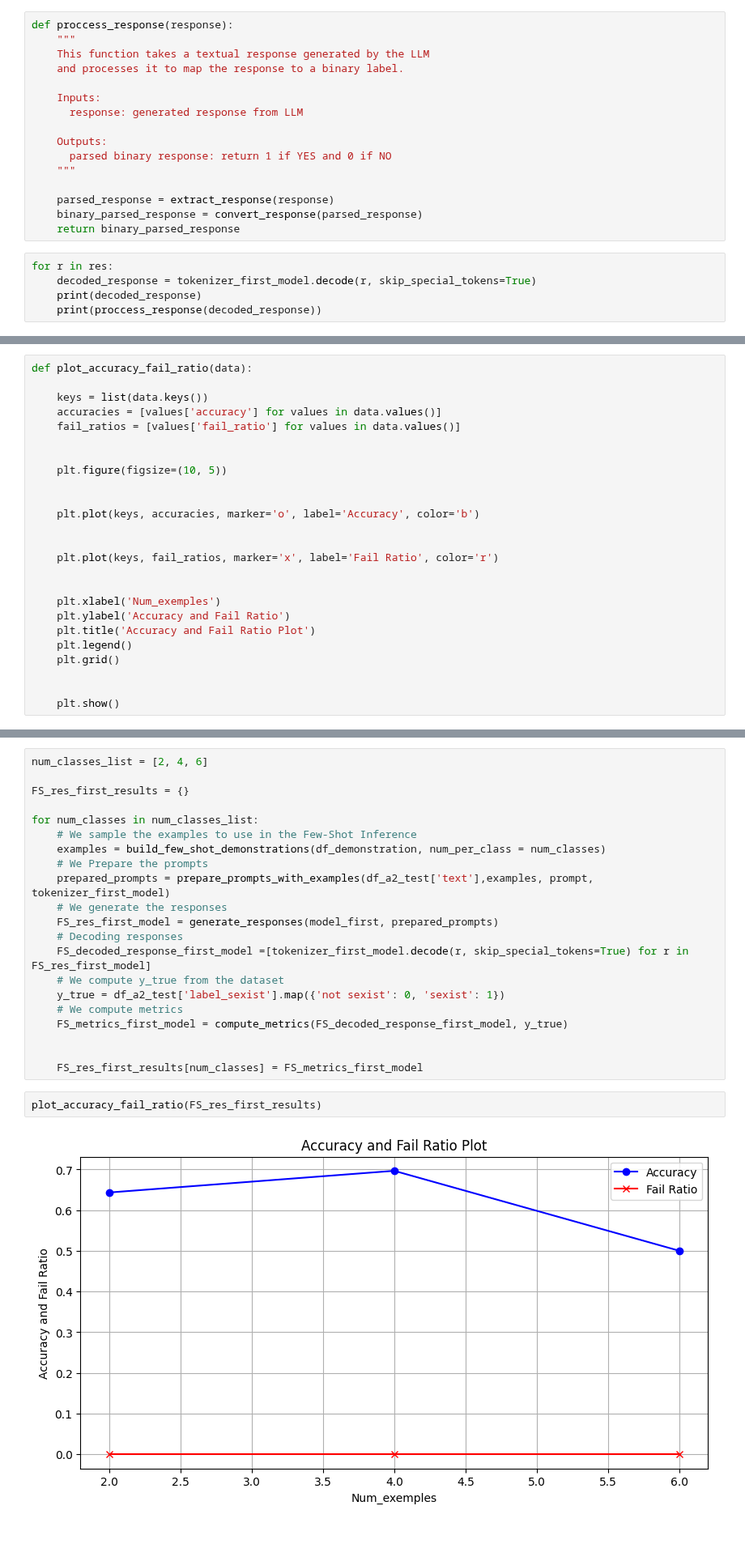
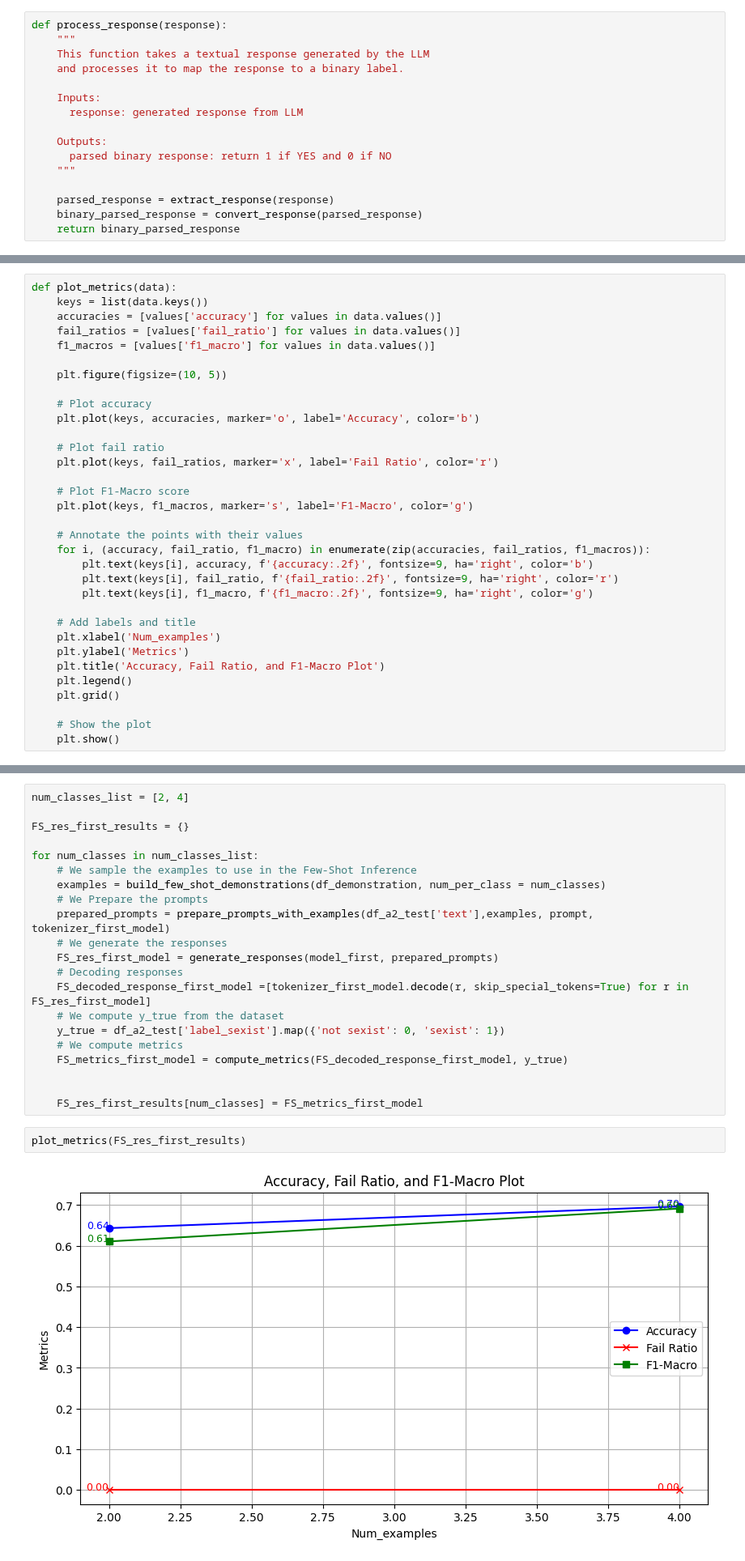
Before and after one commit to RiccardoRomeo01/NLP_Assignments, a Jupyter notebook: Assignment2/CodeA2/Assignment2.ipynb, the cells around one changed output, grey strips where cells are left out. Shown at 81% size. Cells and saved outputs as stored; diff of their text form; blank space fills up the shorter version.

Commit message:
changed A2 task5 and added F1-Score metric

```diff
--- a/Assignment2/CodeA2/Assignment2.ipynb
+++ b/Assignment2/CodeA2/Assignment2.ipynb
@@ -395,7 +373,7 @@ def convert_response(response):
     else:
         raise ValueError
 # %%
-def proccess_response(response):
+def process_response(response):
     """
     This function takes a textual response generated by the LLM
     and processes it to map the response to a binary label.
@@ -410,8 +388,3 @@ def proccess_response(response):
     parsed_response = extract_response(response)
     binary_parsed_response = convert_response(parsed_response)
     return binary_parsed_response
-# %%
-for r in res:
-    decoded_response = tokenizer_first_model.decode(r, skip_special_tokens=True)
-    print(decoded_response)
-    print(proccess_response(decoded_response))
@@ -627,34 +594,42 @@ def prepare_prompts_with_examples(texts, examples, prompt_template, tokenizer):
 
   return instruction_prompts
 # %%
-def plot_accuracy_fail_ratio(data):
-
+def plot_metrics(data):
     keys = list(data.keys())
     accuracies = [values['accuracy'] for values in data.values()]
     fail_ratios = [values['fail_ratio'] for values in data.values()]
-
+    f1_macros = [values['f1_macro'] for values in data.values()]
 
     plt.figure(figsize=(10, 5))
 
-
+    # Plot accuracy
     plt.plot(keys, accuracies, marker='o', label='Accuracy', color='b')
 
-
+    # Plot fail ratio
     plt.plot(keys, fail_ratios, marker='x', label='Fail Ratio', color='r')
 
+    # Plot F1-Macro score
+    plt.plot(keys, f1_macros, marker='s', label='F1-Macro', color='g')
 
-    plt.xlabel('Num_exemples')
-    plt.ylabel('Accuracy and Fail Ratio')
-    plt.title('Accuracy and Fail Ratio Plot')
+    # Annotate the points with their values
+    for i, (accuracy, fail_ratio, f1_macro) in enumerate(zip(accuracies, fail_ratios, f1_macros)):
+        plt.text(keys[i], accuracy, f'{accuracy:.2f}', fontsize=9, ha='right', color='b')
+        plt.text(keys[i], fail_ratio, f'{fail_ratio:.2f}', fontsize=9, ha='right', color='r')
+        plt.text(keys[i], f1_macro, f'{f1_macro:.2f}', fontsize=9, ha='right', color='g')
+
+    # Add labels and title
+    plt.xlabel('Num_examples')
+    plt.ylabel('Metrics')
+    plt.title('Accuracy, Fail Ratio, and F1-Macro Plot')
     plt.legend()
     plt.grid()
 
-
+    # Show the plot
     plt.show()
 # %% [markdown]
 ## Few-Shot Inference on Phi3-mini
 # %%
-num_classes_list = [2, 4, 6]
+num_classes_list = [2, 4]
 
 FS_res_first_results = {}
 
@@ -675,9 +650,9 @@ for num_classes in num_classes_list:
 
     FS_res_first_results[num_classes] = FS_metrics_first_model
 # %%
-plot_accuracy_fail_ratio(FS_res_first_results)
+plot_metrics(FS_res_first_results)
 # %% [output]
-[figure, old version]
+[figure, new version]
 # %% [markdown]
 ## Few-Shot Inference Mistral-7B-Instruct-v0.3
 # %%
```
Also changed, not shown: parts of 15 cells of this notebook, 1 other file.
